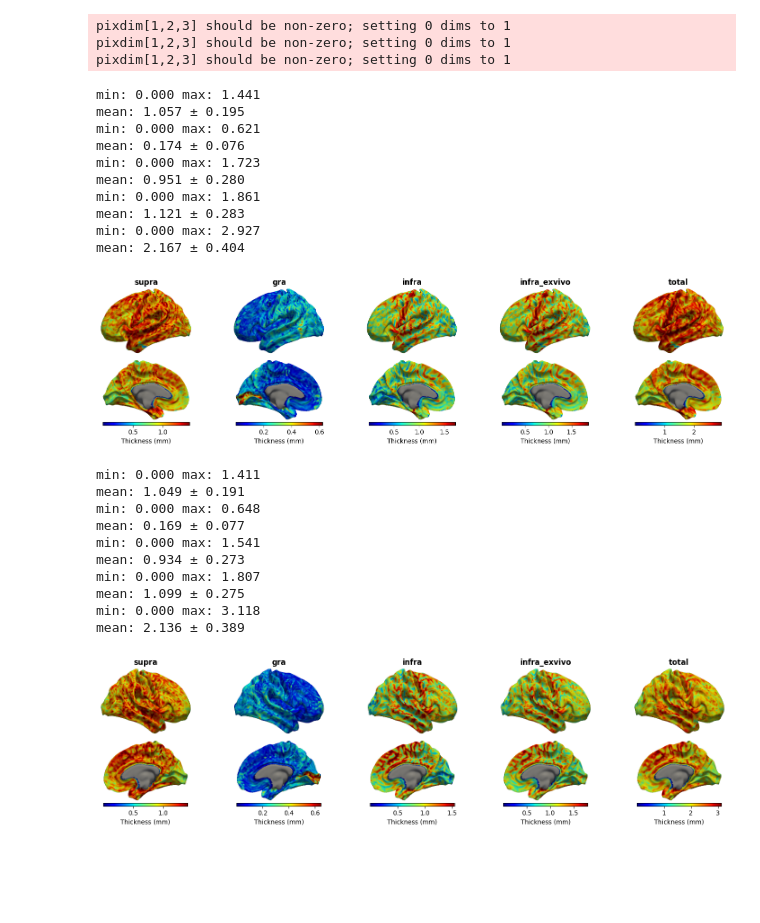
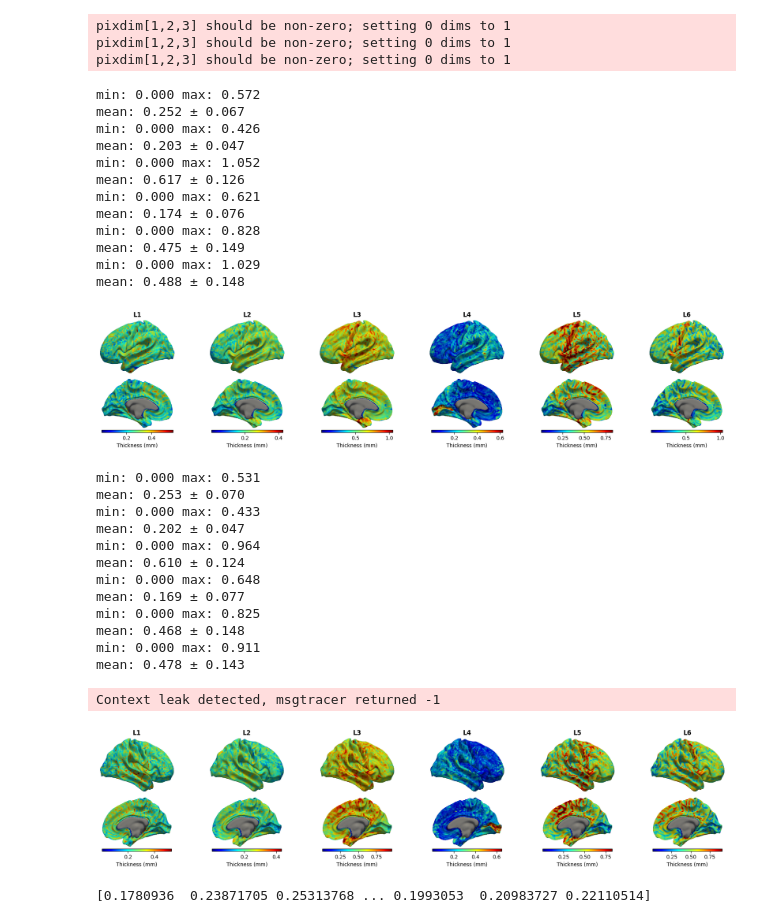
Before and after one commit to dyjung130/cortical_layer, a Jupyter notebook: jupyter-notebook/analysis_layer_4bigbrain_v2.ipynb, the cells around one changed output. Cells and saved outputs as stored; diff of their text form; code cells hidden in the pictures; blank space fills up the shorter version.

```diff
--- a/jupyter-notebook/analysis_layer_4bigbrain_v2.ipynb
+++ b/jupyter-notebook/analysis_layer_4bigbrain_v2.ipynb
@@ -114,7 +116,7 @@ from mpl_toolkits.axes_grid1 import make_axes_locatable
 lh_surf = '/Users/dennis.jungchildmind.org/Downloads/HCP_S1200_Atlas_Z4_pkXDZ/S1200.L.white_MSMAll.32k_fs_LR.surf.gii'
 rh_surf = '/Users/dennis.jungchildmind.org/Downloads/HCP_S1200_Atlas_Z4_pkXDZ/S1200.R.white_MSMAll.32k_fs_LR.surf.gii'
 
-data2plot = layer_group_data#either layer_data or layer_group_data
+data2plot = layer_data#either layer_data or layer_group_data
 cmap = 'jet'#'autumn'
 # Plot each hemisphere
 for k in ['lh','rh']:
@@ -129,53 +131,63 @@ for k in ['lh','rh']:
         data_max = np.nanmax(data)*0.8  # Use nanmax to ignore NaN values
         print('min:', f'{data_min:.3f}', 'max:', f'{data_max:.3f}')
         norm = plt.Normalize(vmin=data_min, vmax=data_max)
         #calculate mean and std of data
         mean_data = np.nanmean(data)  # Use nanmean to ignore NaN values
         std_data = np.nanstd(data)  # Use nanstd to ignore NaN values
         print('mean:', f'{mean_data:.3f}', '±', f'{std_data:.3f}')
         # Plot lateral and medial views
         for view_idx, view in enumerate(['lateral', 'medial']):
             plotter = yaspy.Plotter(surf, hemi=k)
             plotter.overlay(data, cmap=cmap, alpha=1, vmin=data_min, vmax=data_max)
             plotter.border(data, alpha=0)
             img = plotter.screenshot(view)
             axes[view_idx,i].imshow(img)
             axes[view_idx,i].axis('off')
 
             if view_idx == 0:
                 axes[0,i].set_title(layer_name, fontweight='bold')
             else:
                 divider = make_axes_locatable(axes[1,i])
                 cax = divider.append_axes("bottom", size="5%", pad=0.05)
                 cbar = plt.colorbar(plt.cm.ScalarMappable(norm=norm, cmap=cmap),
                            cax=cax, orientation='horizontal')
                 cbar.set_label('Thickness (mm)')
 
     plt.tight_layout()
     plt.show()
 # %% [output]
-min: 0.000 max: 1.441
-mean: 1.057 ± 0.195
+min: 0.000 max: 0.572
+mean: 0.252 ± 0.067
+min: 0.000 max: 0.426
+mean: 0.203 ± 0.047
+min: 0.000 max: 1.052
+mean: 0.617 ± 0.126
 min: 0.000 max: 0.621
 mean: 0.174 ± 0.076
-min: 0.000 max: 1.723
-mean: 0.951 ± 0.280
-min: 0.000 max: 1.861
-mean: 1.121 ± 0.283
-min: 0.000 max: 2.927
-mean: 2.167 ± 0.404
+min: 0.000 max: 0.828
+mean: 0.475 ± 0.149
+min: 0.000 max: 1.029
+mean: 0.488 ± 0.148
-[figure, old version]
+[figure, new version]
-min: 0.000 max: 1.411
-mean: 1.049 ± 0.191
+min: 0.000 max: 0.531
+mean: 0.253 ± 0.070
+min: 0.000 max: 0.433
+mean: 0.202 ± 0.047
+min: 0.000 max: 0.964
+mean: 0.610 ± 0.124
 min: 0.000 max: 0.648
 mean: 0.169 ± 0.077
-min: 0.000 max: 1.541
-mean: 0.934 ± 0.273
-min: 0.000 max: 1.807
-mean: 1.099 ± 0.275
-min: 0.000 max: 3.118
-mean: 2.136 ± 0.389
+min: 0.000 max: 0.825
+mean: 0.468 ± 0.148
+min: 0.000 max: 0.911
+mean: 0.478 ± 0.143
+Context leak detected, msgtracer returned -1
-[figure, old version]
+[figure, new version]
+# %%
+#try to extract proportion of each layer  and save to a single matrix for ease of use
+print(layer_data['L1']['lh'])
+# %% [output]
+[0.1780936  0.23871705 0.25313768 ... 0.1993053  0.20983727 0.22110514]
 # %%
 from sklearn.covariance import LedoitWolf, OAS, GraphicalLasso
 
```
Also changed, not shown: parts of 7 cells of this notebook, 12 other files.
